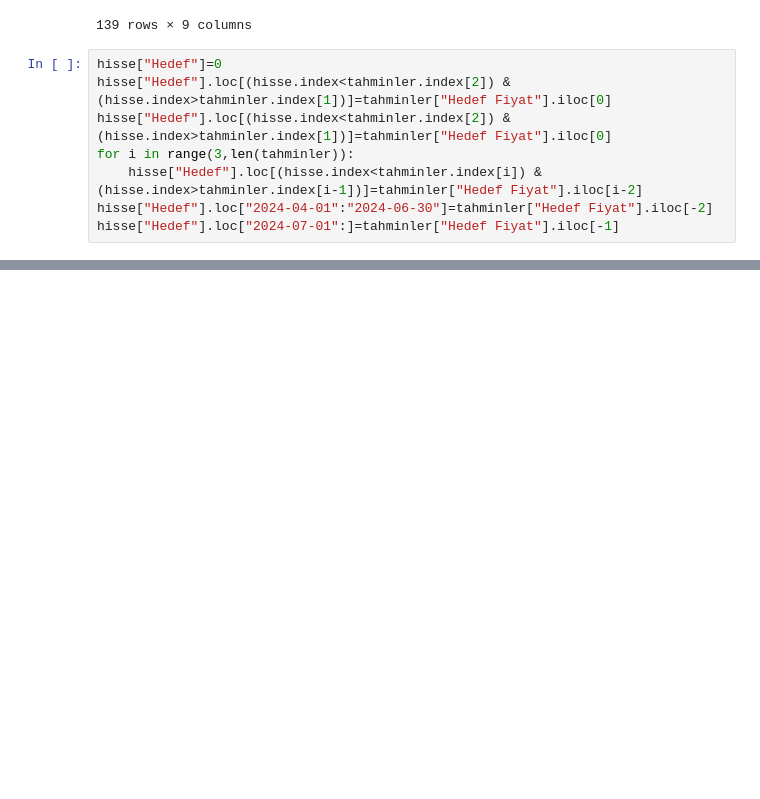
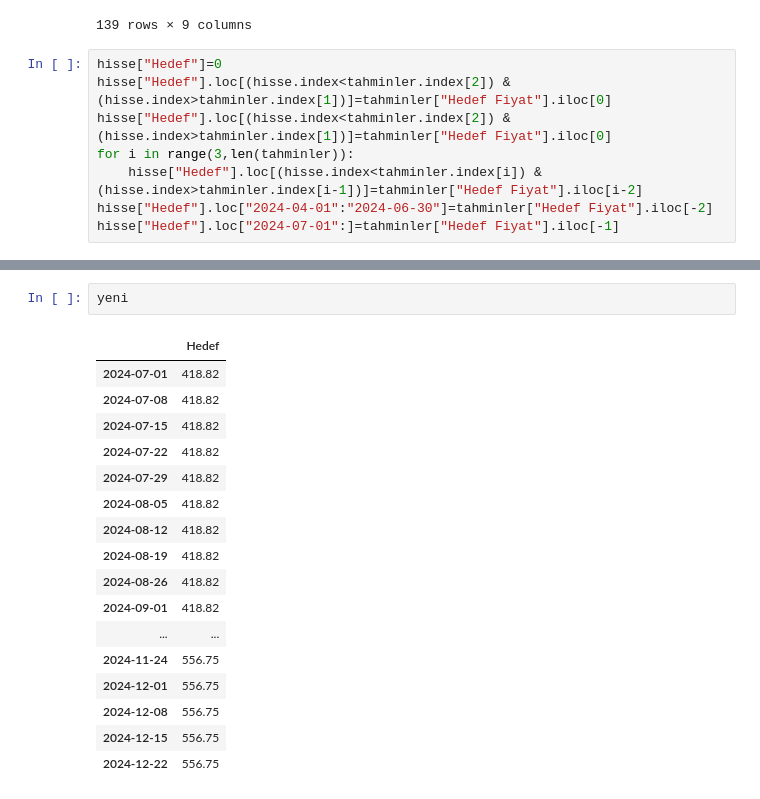
Before and after one commit to kaboya19/BilancoDegerleme, a Jupyter notebook: bilanco.ipynb, the cells around one changed output, grey strips where cells are left out. Saved outputs shown, nothing was run; the diff lists cells and outputs as text; blank space fills up the shorter version.

```diff
--- a/bilanco.ipynb
+++ b/bilanco.ipynb
@@ -256,0 +237,20 @@ hisse["Hedef"].loc["2024-07-01":]=tahminler["Hedef Fiyat"].iloc[-1]
+# %%
+yeni
+# %% [output]
+|  | Hedef |
+| 2024-07-01 | 418.82 |
+| 2024-07-08 | 418.82 |
+| 2024-07-15 | 418.82 |
+| 2024-07-22 | 418.82 |
+| 2024-07-29 | 418.82 |
+| 2024-08-05 | 418.82 |
+| 2024-08-12 | 418.82 |
+| 2024-08-19 | 418.82 |
+| 2024-08-26 | 418.82 |
+| 2024-09-01 | 418.82 |
+| ... | ... |
+| 2024-11-24 | 556.75 |
+| 2024-12-01 | 556.75 |
+| 2024-12-08 | 556.75 |
+| 2024-12-15 | 556.75 |
+| 2024-12-22 | 556.75 |
```
Also changed, not shown: parts of 20 cells of this notebook, 2 other files.
